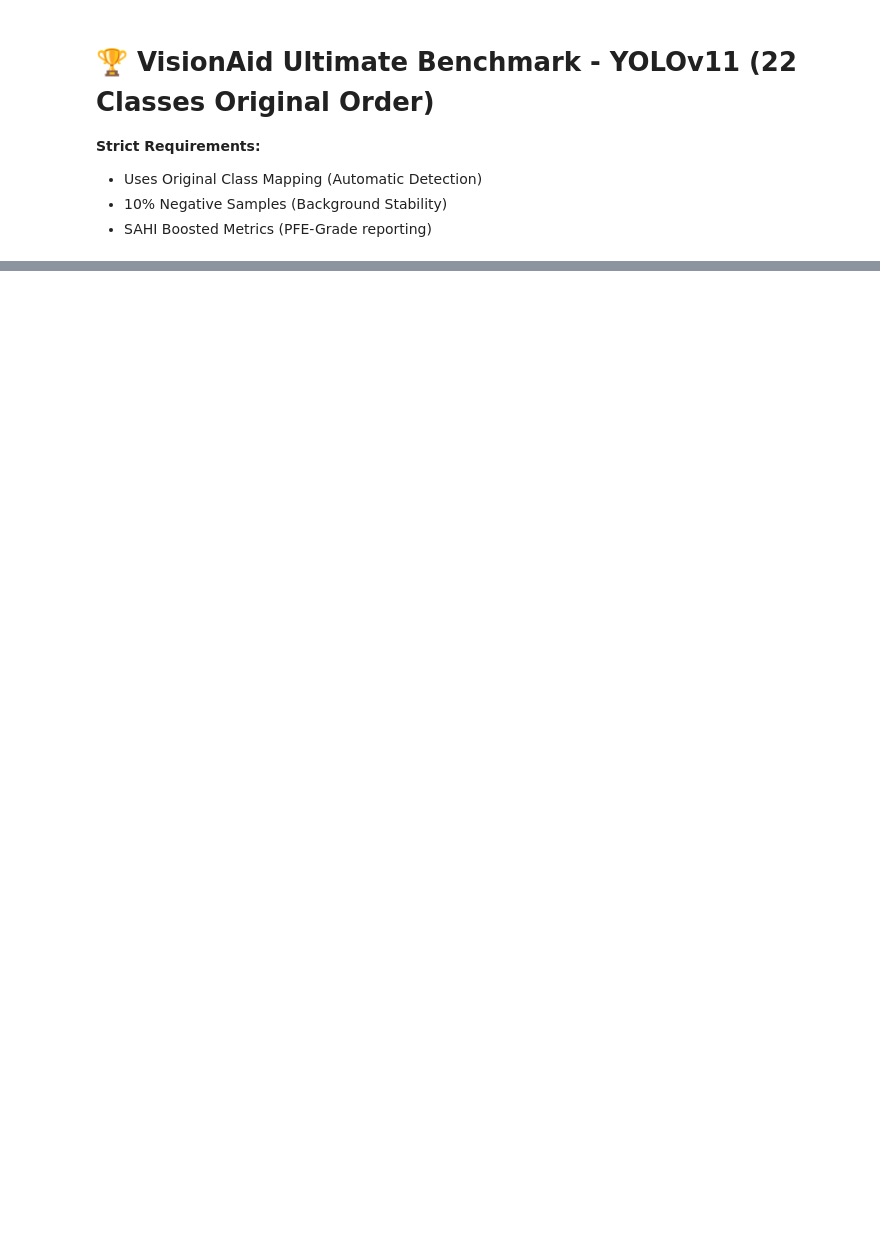
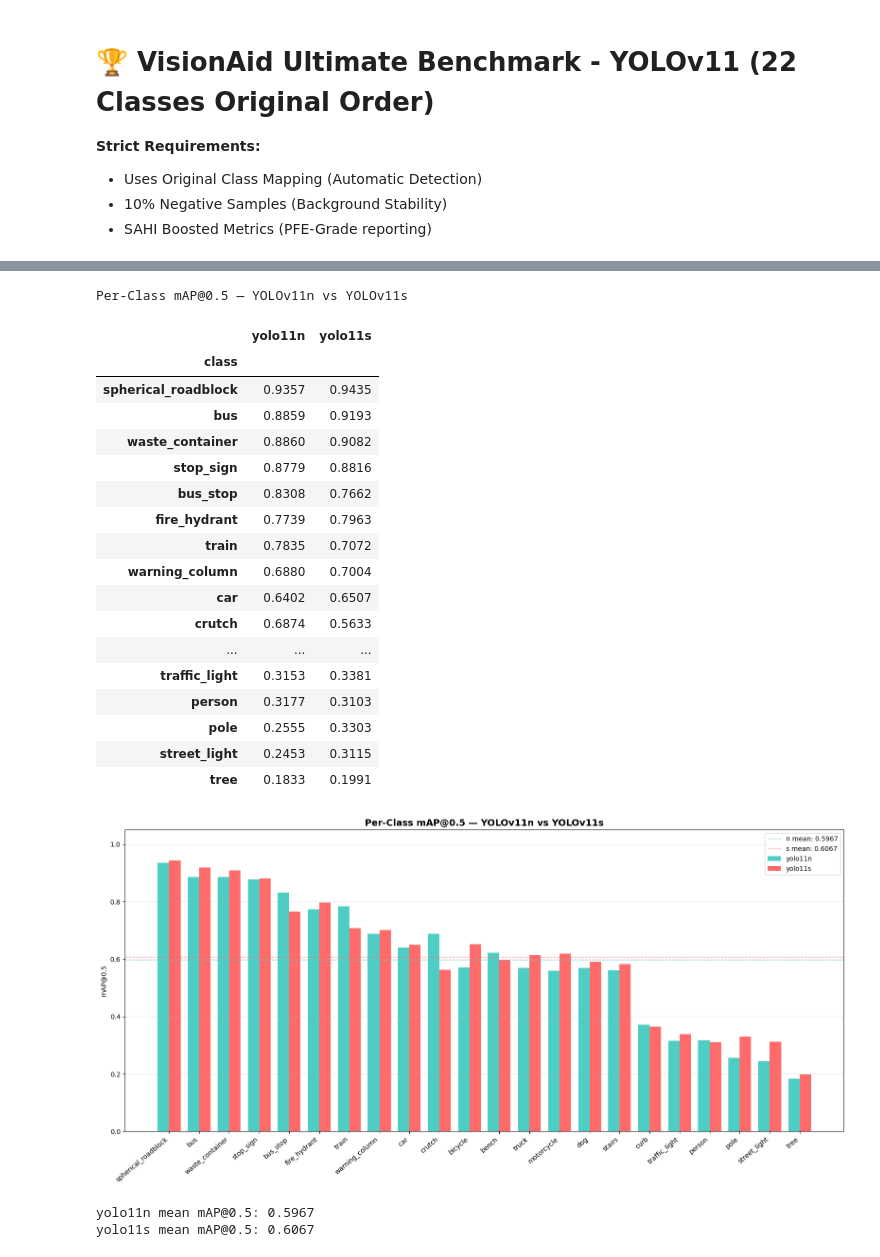
Before and after one commit to mariloubgt/PFE-Obstacle-Detection, a Jupyter notebook: kaggle/benchmark_yolov11.ipynb, the cells around one changed output, grey strips where cells are left out. Saved outputs shown, nothing was run; the diff lists cells and outputs as text; code cells hidden in the pictures; blank space fills up the shorter version.

```diff
--- a/kaggle/benchmark_yolov11.ipynb
+++ b/kaggle/benchmark_yolov11.ipynb
@@ -89,0 +377,55 @@ plt.show()
+# %%
+# ═══ PER-CLASS mAP@0.5 — YOLOv11n & YOLOv11s ═══
+import pandas as pd
+import matplotlib.pyplot as plt
+import matplotlib.cm as cm
+import numpy as np
+from IPython.display import display
+
+df_n = pd.read_csv("perclass_yolo11n.csv").set_index("class")
+df_s = pd.read_csv("perclass_yolo11s.csv").set_index("class")
+df_both = pd.DataFrame({"yolo11n": df_n["mAP50"], "yolo11s": df_s["mAP50"]})
+df_both["mean"] = df_both.mean(axis=1)
+df_both = df_both.sort_values("mean", ascending=False).drop(columns="mean")
+
+print("Per-Class mAP@0.5 — YOLOv11n vs YOLOv11s")
+print("=" * 55)
+print(f"  {'Class':22s} {'yolo11n':>8} {'yolo11s':>8}")
+print("-" * 42)
+for cls, row in df_both.iterrows():
+    winner = "<-- n" if row["yolo11n"] >= row["yolo11s"] else "      <-- s"
+    print(f"  {cls:22s} {row['yolo11n']:8.4f} {row['yolo11s']:8.4f}  {winner}")
+
+styled = (
+    df_both.style
+    .set_caption("Per-Class mAP@0.5 — YOLOv11n vs YOLOv11s")
+    .format("{:.4f}")
+    .background_gradient(cmap="RdYlGn", axis=None, vmin=0, vmax=1)
+    .highlight_max(axis=1, color="#d4edda")
+    .set_properties(**{"text-align": "center", "font-size": "13px"})
+    .set_table_styles([
+        {"selector": "caption", "props": [("font-size","14px"),("font-weight","bold"),("padding","8px")]},
+        {"selector": "th",      "props": [("background-color","#1a1a2e"),("color","white"),("padding","8px")]},
+        {"selector": "td",      "props": [("padding","6px 14px")]},
+    ])
+)
+display(styled)
+
+classes = df_both.index.tolist()
+x = np.arange(len(classes))
+width = 0.38
+fig, ax = plt.subplots(figsize=(16, 8))
+b1 = ax.bar(x - width/2, df_both["yolo11n"], width, label="yolo11n", color="#4ECDC4")
+b2 = ax.bar(x + width/2, df_both["yolo11s"], width, label="yolo11s", color="#FF6B6B")
+ax.set_xticks(x); ax.set_xticklabels(classes, rotation=40, ha="right", fontsize=10)
+ax.set_ylabel("mAP@0.5"); ax.set_ylim(0, 1.05)
+ax.set_title("Per-Class mAP@0.5 — YOLOv11n vs YOLOv11s", fontsize=14, fontweight="bold")
+ax.axhline(y=df_both["yolo11n"].mean(), color="#4ECDC4", linestyle="--", linewidth=1, alpha=0.7, label=f"n mean: {df_both['yolo11n'].mean():.4f}")
+ax.axhline(y=df_both["yolo11s"].mean(), color="#FF6B6B", linestyle="--", linewidth=1, alpha=0.7, label=f"s mean: {df_both['yolo11s'].mean():.4f}")
+ax.legend(); ax.grid(axis="y", alpha=0.3)
+plt.tight_layout()
+plt.savefig("perclass_yolo11_chart.png", dpi=150, bbox_inches="tight")
+plt.show()
+print(f"\nyolo11n mean mAP@0.5: {df_both['yolo11n'].mean():.4f}")
+print(f"yolo11s mean mAP@0.5: {df_both['yolo11s'].mean():.4f}")
+# %% [output]
@@ -89,0 +449,22 @@ plt.show()
+Per-Class mAP@0.5 — YOLOv11n vs YOLOv11s
+|  | yolo11n | yolo11s |
+| class |  |  |
+| spherical_roadblock | 0.9357 | 0.9435 |
+| bus | 0.8859 | 0.9193 |
+| waste_container | 0.8860 | 0.9082 |
+| stop_sign | 0.8779 | 0.8816 |
+| bus_stop | 0.8308 | 0.7662 |
+| fire_hydrant | 0.7739 | 0.7963 |
+| train | 0.7835 | 0.7072 |
+| warning_column | 0.6880 | 0.7004 |
+| car | 0.6402 | 0.6507 |
+| crutch | 0.6874 | 0.5633 |
+| ... | ... | ... |
+| traffic_light | 0.3153 | 0.3381 |
+| person | 0.3177 | 0.3103 |
+| pole | 0.2555 | 0.3303 |
+| street_light | 0.2453 | 0.3115 |
+| tree | 0.1833 | 0.1991 |
+[figure, added]
+yolo11n mean mAP@0.5: 0.5967
+yolo11s mean mAP@0.5: 0.6067
```
Also changed, not shown: parts of 6 cells of this notebook, 24 other files.
